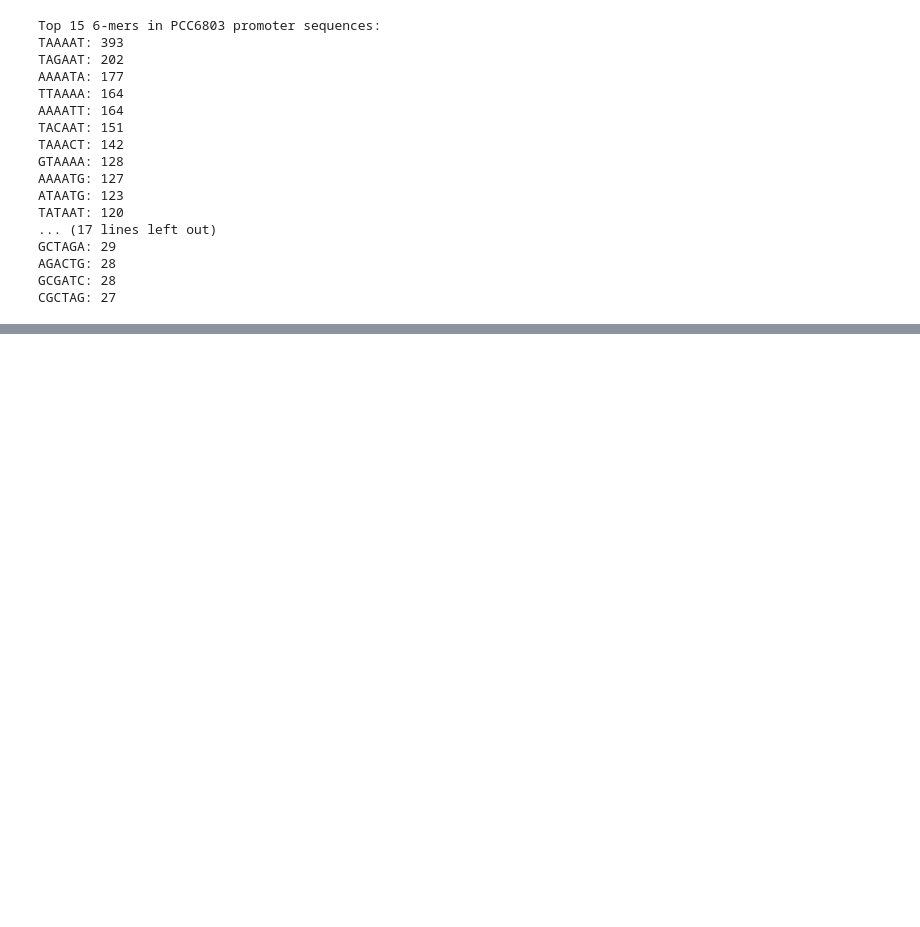
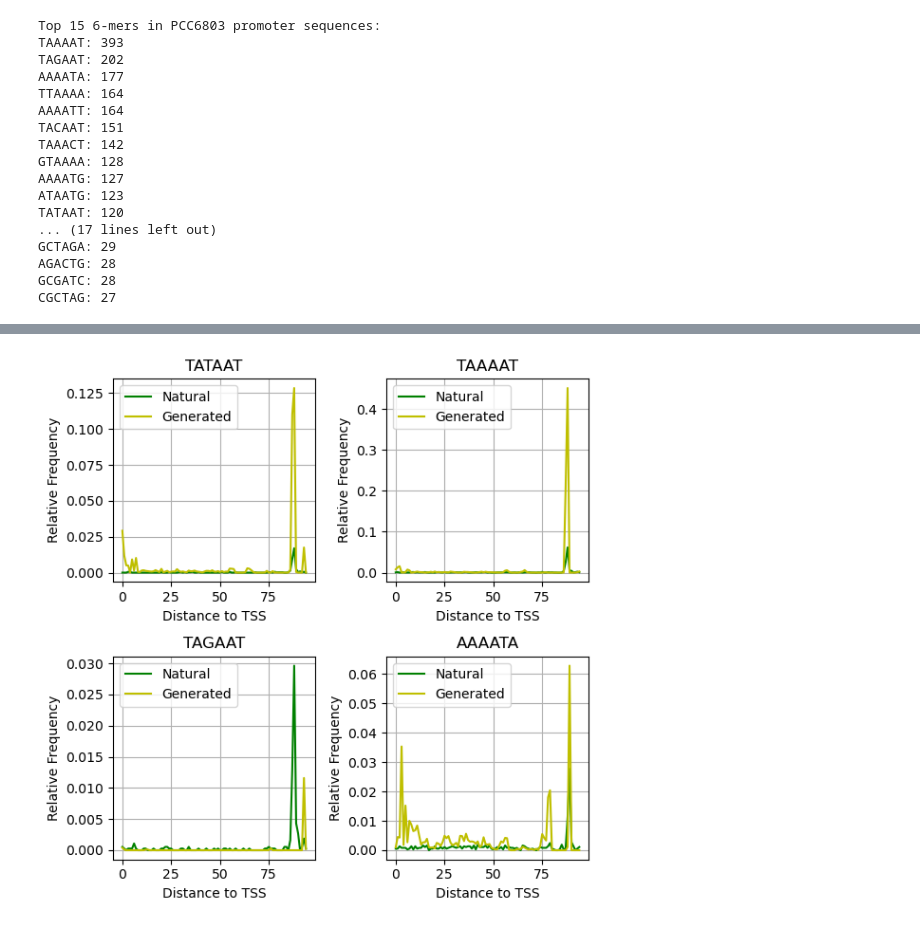
Before and after one commit to foryourjoy/bio-ai-capstone, a Jupyter notebook: PCC6803/3-1. 6-mer frequency.ipynb, the cells around one changed output, grey strips where cells are left out. Saved outputs shown, nothing was run; the diff lists cells and outputs as text; code cells hidden in the pictures; blank space fills up the shorter version.

```diff
--- a/PCC6803/3-1. 6-mer frequency.ipynb
+++ b/PCC6803/3-1. 6-mer frequency.ipynb
@@ -371,0 +409,53 @@ CGCTAG: 27
+# %%
+import matplotlib.pyplot as plt
+from collections import Counter, defaultdict
+import numpy as np
+
+# Function to calculate 6-mer frequencies at each position
+def calculate_6mer_frequencies(sequences):
+    position_frequencies = defaultdict(Counter)
+    for seq in sequences:
+        for i in range(len(seq) - 5):
+            kmer = seq[i:i+6]
+            position_frequencies[i][kmer] += 1
+    return position_frequencies
+
+# Calculate 6-mer frequencies for both sets of sequences
+nat_position_frequencies = calculate_6mer_frequencies(nat_promoter)
+gen_position_frequencies = calculate_6mer_frequencies(gen_promoter)
+
+# Normalize frequencies to get relative frequencies
+def normalize_frequencies(position_frequencies, total_sequences):
+    return {pos: {kmer: count / total_sequences for kmer, count in freqs.items()}
+            for pos, freqs in position_frequencies.items()}
+
+total_nat_sequences = len(nat_promoter)
+total_gen_sequences = len(gen_promoter)
+
+nat_relative_frequencies = normalize_frequencies(nat_position_frequencies, total_nat_sequences)
+gen_relative_frequencies = normalize_frequencies(gen_position_frequencies, total_gen_sequences)
+
+# List of k-mers to plot
+kmers_to_plot = ['TATAAT', 'TAAAAT', 'TAGAAT', 'AAAATA']  # Add more 6-mers as needed
+
+# Plotting the relative frequencies of each selected 6-mer
+plt.figure(figsize=(6, 6))
+
+for i, kmer in enumerate(kmers_to_plot):
+    positions = sorted(nat_relative_frequencies.keys())
+    nat_frequencies = [nat_relative_frequencies[pos].get(kmer, 0) for pos in positions]
+    gen_frequencies = [gen_relative_frequencies[pos].get(kmer, 0) for pos in positions]
+
+    plt.subplot(2,2, i + 1)
+    plt.plot(positions, nat_frequencies, color='g', label='Natural')
+    plt.plot(positions, gen_frequencies, color='y', label='Generated')
+    plt.title(f'{kmer}')
+    plt.xlabel('Distance to TSS')
+    plt.ylabel('Relative Frequency')
+    plt.legend()
+    plt.grid(True)
+
+plt.tight_layout()
+plt.show()
+# %% [output]
+[figure, added]
```
Also changed, not shown: parts of 3 cells of this notebook, 13 other files.
